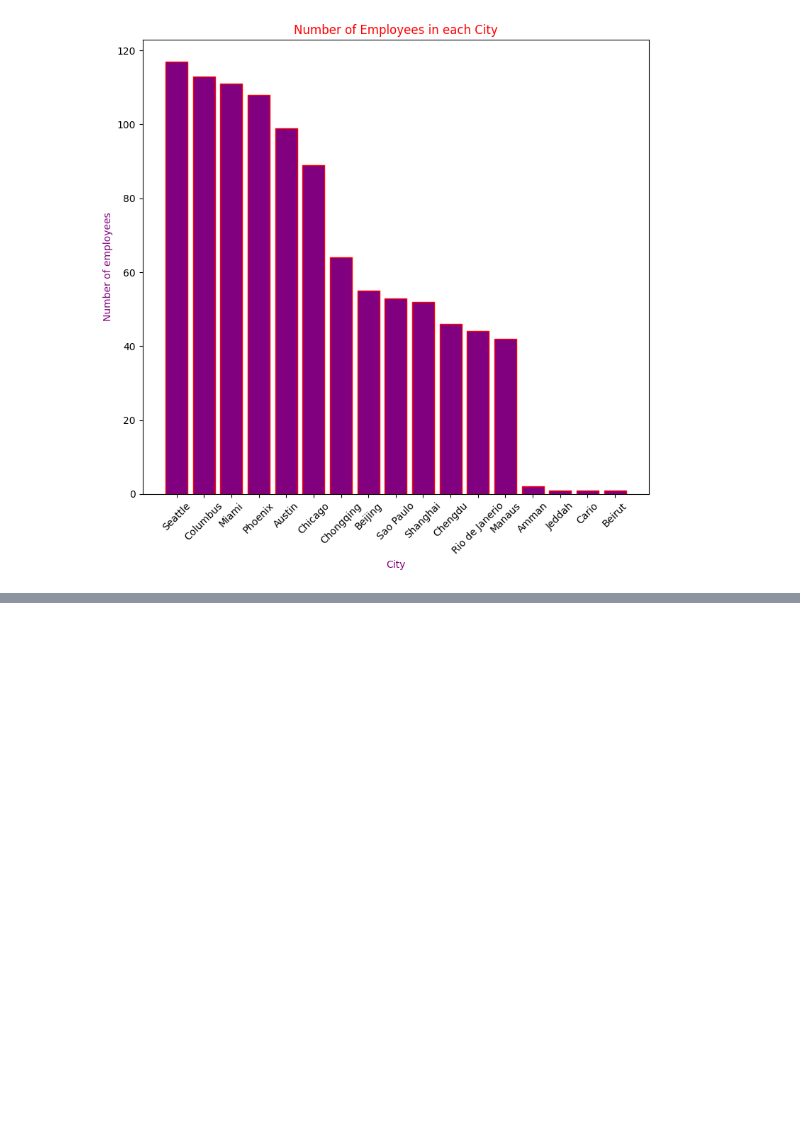
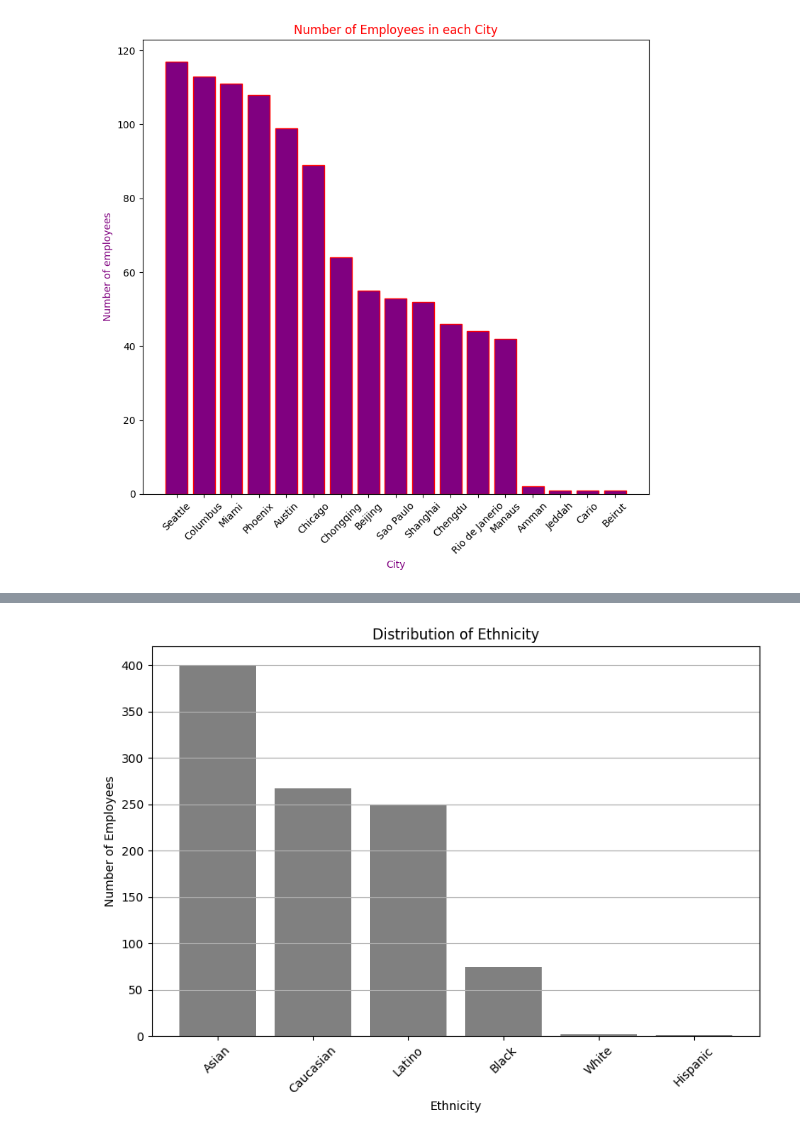
Before and after one commit to SaifAttieh03/Matplotlib-task, a Jupyter notebook: matplotlib new.ipynb, the cells around one changed output, grey strips where cells are left out. Drawn from its saved outputs; the diff is of its cells as text; code cells hidden in the pictures; blank space fills up the shorter version.

```diff
--- a/matplotlib new.ipynb
+++ b/matplotlib new.ipynb
@@ -289,0 +300,14 @@ plt.show()
+# %%
+# Calculate counts for each ethnicity
+plt.figure(figsize=(8, 6))
+ethnicity_counts = df['Ethnicity'].value_counts()
+plt.bar(ethnicity_counts.index, ethnicity_counts.values, color='grey')
+plt.title('Distribution of Ethnicity')
+plt.xlabel('Ethnicity')
+plt.ylabel('Number of Employees')
+plt.xticks(rotation=45)
+plt.grid(axis='y')
+plt.tight_layout()
+plt.show()
+# %% [output]
+[figure, added]
```
Also changed, not shown: parts of 2 cells of this notebook, 2 other files.
